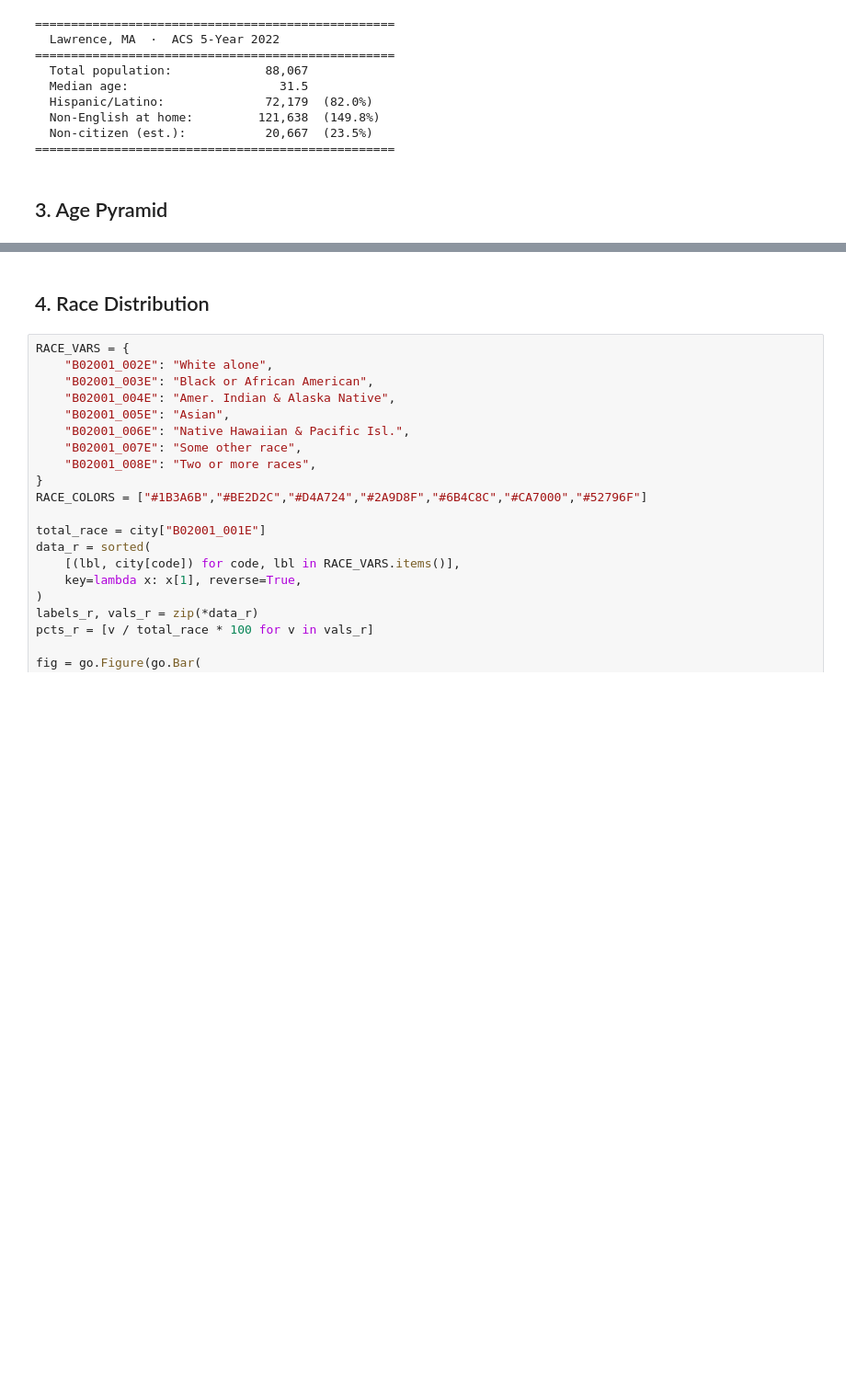
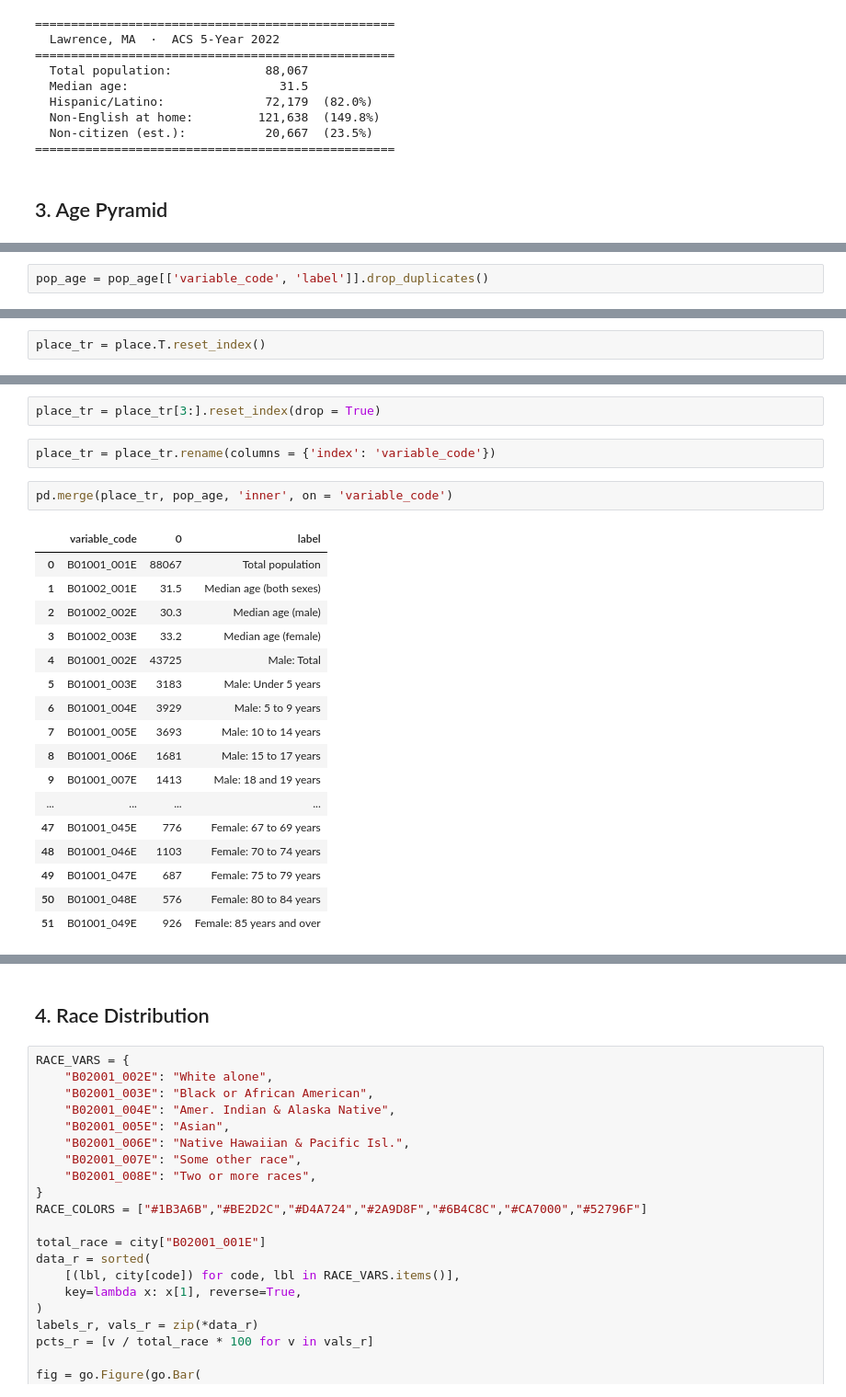
Before and after one commit to pandeyrb/gatewayinitiative-census-downloader, a Jupyter notebook: example.ipynb, the cells around one changed output, grey strips where cells are left out. Shown at 92% size. Drawn from its saved outputs; the diff is of its cells as text; blank space fills up the shorter version.

```diff
--- a/example.ipynb
+++ b/example.ipynb
@@ -101,0 +153,2 @@ print("=" * 50)
+# %%
+pop_age = pop_age[['variable_code', 'label']].drop_duplicates()
@@ -101,0 +164,2 @@ print("=" * 50)
+# %%
+place_tr = place.T.reset_index()
@@ -102,3 +175,27 @@ print("=" * 50)
+# %%
+place_tr = place_tr[3:].reset_index(drop = True)
+# %%
+place_tr = place_tr.rename(columns = {'index': 'variable_code'})
+# %%
+pd.merge(place_tr, pop_age, 'inner', on = 'variable_code')
+# %% [output]
+|  | variable_code | 0 | label |
+| 0 | B01001_001E | 88067 | Total population |
+| 1 | B01002_001E | 31.5 | Median age (both sexes) |
+| 2 | B01002_002E | 30.3 | Median age (male) |
+| 3 | B01002_003E | 33.2 | Median age (female) |
+| 4 | B01001_002E | 43725 | Male: Total |
+| 5 | B01001_003E | 3183 | Male: Under 5 years |
+| 6 | B01001_004E | 3929 | Male: 5 to 9 years |
+| 7 | B01001_005E | 3693 | Male: 10 to 14 years |
+| 8 | B01001_006E | 1681 | Male: 15 to 17 years |
+| 9 | B01001_007E | 1413 | Male: 18 and 19 years |
+| ... | ... | ... | ... |
+| 47 | B01001_045E | 776 | Female: 67 to 69 years |
+| 48 | B01001_046E | 1103 | Female: 70 to 74 years |
+| 49 | B01001_047E | 687 | Female: 75 to 79 years |
+| 50 | B01001_048E | 576 | Female: 80 to 84 years |
+| 51 | B01001_049E | 926 | Female: 85 years and over |
 # %%
 # Adjacent Census age bands merged into standard 5-year groups
 AGE_GROUPS = [
```
Also changed, not shown: parts of 15 cells of this notebook, 1 other file.
